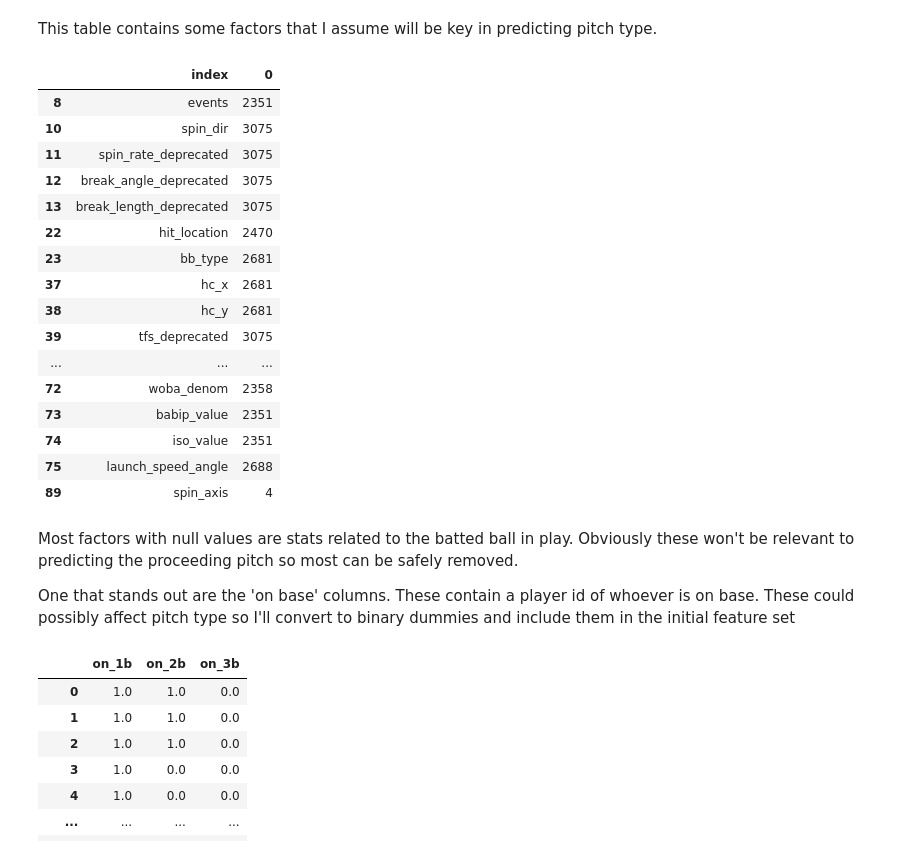
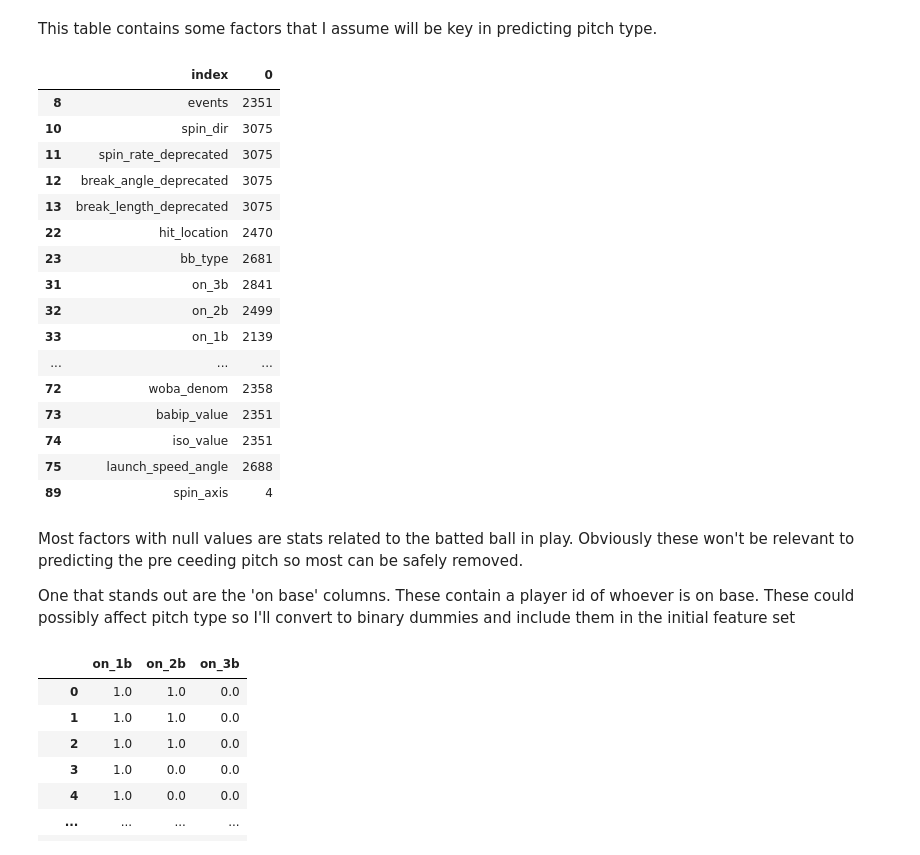
Before and after one commit to Stonec823/MLB-Pitch-Prediction, a Jupyter notebook: notebooks/pybaseball.ipynb, the cells around one changed output. Drawn from its saved outputs; the diff is of its cells as text; code cells hidden in the pictures.

```diff
--- a/notebooks/pybaseball.ipynb
+++ b/notebooks/pybaseball.ipynb
@@ -55,19 +59,20 @@ This table contains some factors that I assume will be key in predicting pitch t
 # %%
 #assessing missing values
 missing = df.isna().sum().reset_index()
-missing.loc[missing[0] > 0]
+missing = missing.loc[missing[0] > 0]
+missing
 # %% [output]
 |  | index | 0 |
 | 8 | events | 2351 |
 | 10 | spin_dir | 3075 |
 | 11 | spin_rate_deprecated | 3075 |
 | 12 | break_angle_deprecated | 3075 |
 | 13 | break_length_deprecated | 3075 |
 | 22 | hit_location | 2470 |
 | 23 | bb_type | 2681 |
-| 37 | hc_x | 2681 |
-| 38 | hc_y | 2681 |
-| 39 | tfs_deprecated | 3075 |
+| 31 | on_3b | 2841 |
+| 32 | on_2b | 2499 |
+| 33 | on_1b | 2139 |
 | ... | ... | ... |
 | 72 | woba_denom | 2358 |
 | 73 | babip_value | 2351 |
@@ -75,7 +80,8 @@ missing.loc[missing[0] > 0]
 | 75 | launch_speed_angle | 2688 |
 | 89 | spin_axis | 4 |
 # %% [markdown]
-Most factors with null values are stats related to the batted ball in play. Obviously these won't be relevant to predicting the proceeding pitch so most can be safely removed.
+Most factors with null values are stats related to the batted ball in play. Obviously these won't be relevant to predicting the pre
+ceeding pitch so most can be safely removed.
 
 One that stands out are the 'on base' columns. These contain a player id of whoever is on base. These could possibly affect pitch type so I'll convert to binary dummies and include them in the initial feature set
 # %%
```
Also changed, not shown: parts of 11 cells of this notebook, 1 other file.
